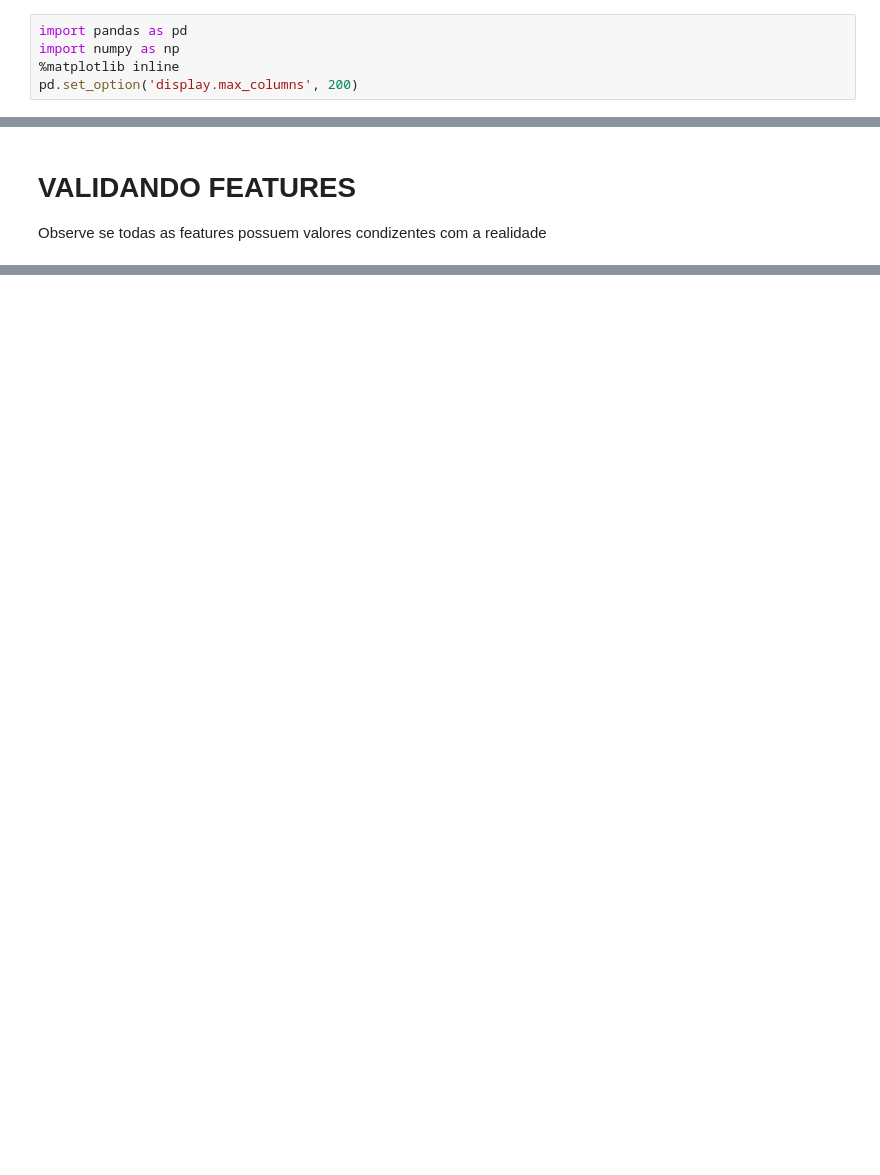
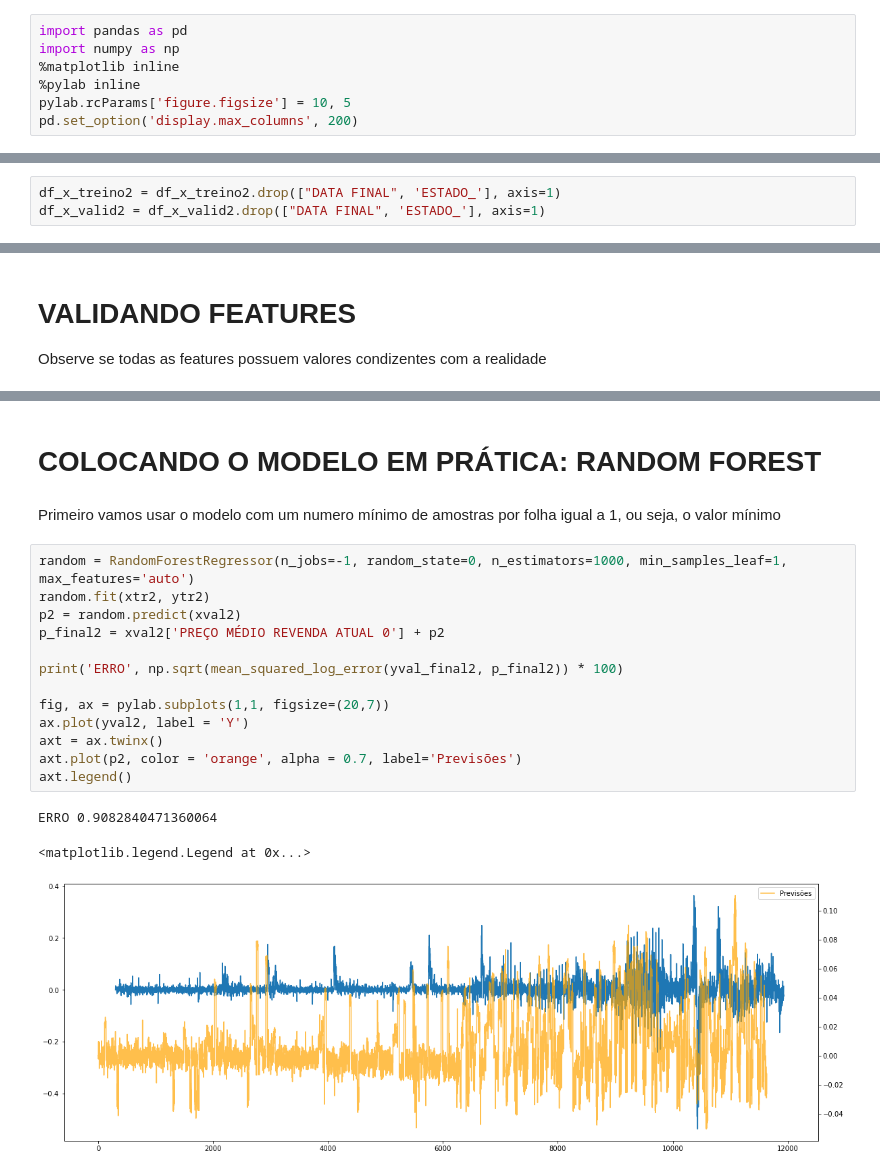
Before and after one commit to Breno-Valle/Gas_price_TimeSeries, a Jupyter notebook: gas_price.ipynb, the cells around one changed output, grey strips where cells are left out. Drawn from its saved outputs; the diff is of its cells as text; blank space fills up the shorter version.

Commit message:
adding Random Forest

```diff
--- a/gas_price.ipynb
+++ b/gas_price.ipynb
@@ -2,4 +2,6 @@
 import pandas as pd
 import numpy as np
 %matplotlib inline
+%pylab inline
+pylab.rcParams['figure.figsize'] = 10, 5
 pd.set_option('display.max_columns', 200)
@@ -486,6 +492,9 @@ df_x_treino2[['DATA FINAL', 'ESTADO_','RANKING_PRECO_SEMANAL']].tail()
 | 9230 | 2010-12-25 | PARANA | 26.0 |
 | 9231 | 2010-12-25 | RIO GRANDE DO SUL | 14.5 |
 | 9232 | 2010-12-25 | SANTA CATARINA | 22.5 |
+# %%
+df_x_treino2 = df_x_treino2.drop(["DATA FINAL", 'ESTADO_'], axis=1)
+df_x_valid2 = df_x_valid2.drop(["DATA FINAL", 'ESTADO_'], axis=1)
 # %% [markdown]
 # APRIMORANDO A BASELILNE
 # %% [markdown]
@@ -561,3 +565,24 @@ df_x_valid2.describe()
 | 50% | 0.001000 | 6.000000 | 16.000000 | 177.000000 | 2.813000 | 2.813000 | ... |
 | 75% | 0.008000 | 9.000000 | 23.000000 | 273.000000 | 3.248000 | 3.248000 | ... |
 | max | 0.364000 | 12.000000 | 31.000000 | 366.000000 | 4.774000 | 4.774000 | ... |
+# %% [markdown]
+# COLOCANDO O MODELO EM PRÁTICA: RANDOM FOREST
+# %% [markdown]
+Primeiro vamos usar o modelo com um numero mínimo de amostras por folha igual a 1, ou seja, o valor mínimo
+# %%
+random = RandomForestRegressor(n_jobs=-1, random_state=0, n_estimators=1000, min_samples_leaf=1, max_features='auto')
+random.fit(xtr2, ytr2)
+p2 = random.predict(xval2)
+p_final2 = xval2['PREÇO MÉDIO REVENDA ATUAL 0'] + p2
+
+print('ERRO', np.sqrt(mean_squared_log_error(yval_final2, p_final2)) * 100)
+
+fig, ax = pylab.subplots(1,1, figsize=(20,7))
+ax.plot(yval2, label = 'Y')
+axt = ax.twinx()
+axt.plot(p2, color = 'orange', alpha = 0.7, label='Previsões')
+axt.legend()
+# %% [output]
+ERRO 0.9082840471360064
+<matplotlib.legend.Legend at 0x...>
+[figure, added]
```
Also changed, not shown: parts of 7 cells of this notebook.
